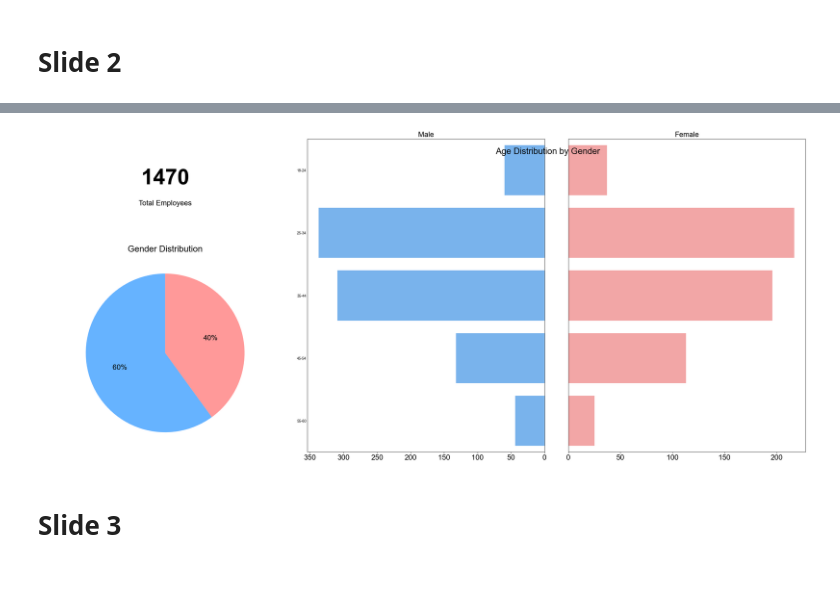
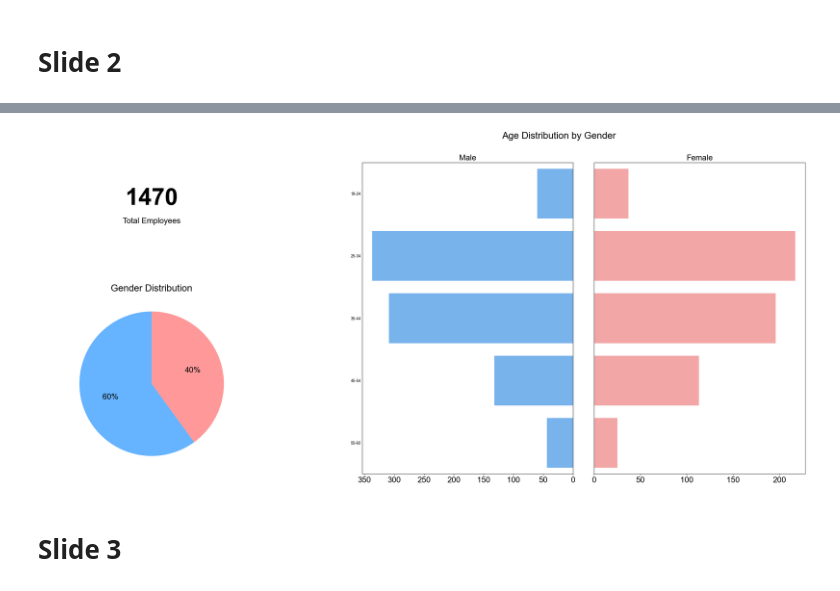
Before and after one commit to HiIamInfi/ibm-hr-data-challenge, a Jupyter notebook: src/visuals.ipynb, the cells around one changed output, grey strips where cells are left out. Cells and saved outputs as stored; diff of their text form; code cells hidden in the pictures.

Commit message:
removed matplotlib version for slide 1, adjusted new version

```diff
--- a/src/visuals.ipynb
+++ b/src/visuals.ipynb
@@ -142,36 +77,36 @@ ax_female = fig.add_subplot(pyramid_gs[0, 1])
 # Prepare data for the pyramid
 bins = [18, 25, 35, 45, 55, 61]
 labels = ['18-24', '25-34', '35-44', '45-54', '55-60']
 ibm_df['AgeGroup'] = pd.cut(ibm_df['Age'], bins=bins, labels=labels, right=False)
 male_counts = ibm_df[ibm_df['Gender'] == 'Male']['AgeGroup'].value_counts().sort_index()
 female_counts = ibm_df[ibm_df['Gender'] == 'Female']['AgeGroup'].value_counts().sort_index()
 
 # Plot Male data using seaborn
 sns.barplot(y=male_counts.index, x=-male_counts.values, color=COLOR_MALE, ax=ax_male, orient='h')
 ax_male.set_title('Male', fontsize=DESCRIPTION_FONTSIZE)
 ax_male.set_xlabel('')
 ax_male.set_ylabel('')
 ax_male.tick_params(axis='y', length=0) # Hide y-axis ticks
 ax_male.tick_params(axis='x', labelsize=DESCRIPTION_FONTSIZE)
 # Format x-axis to be positive
 ax_male.xaxis.set_major_formatter(plt.FuncFormatter(lambda x, _: f'{abs(int(x))}'))
 
 # Plot Female data using seaborn
 sns.barplot(y=female_counts.index, x=female_counts.values, color=COLOR_FEMALE, ax=ax_female, orient='h')
 ax_female.set_title('Female', fontsize=DESCRIPTION_FONTSIZE)
 ax_female.set_xlabel('')
 ax_female.set_ylabel('')
 ax_female.set_yticks([]) # Hide y-axis labels
 ax_female.tick_params(axis='x', labelsize=DESCRIPTION_FONTSIZE)
 
 # Set shared title for the pyramid
-fig.text(0.66, 0.92, 'Age Distribution by Gender', ha='center', va='center', fontsize=DESCRIPTION_FONTSIZE+4)
+fig.text(0.66, 0.95, 'Age Distribution by Gender', ha='center', va='center', fontsize=DESCRIPTION_FONTSIZE+4)
 
 # Final Adjustments
-plt.tight_layout(pad=2.0)
+plt.subplots_adjust(left=0.05, right=0.95, top=0.88, bottom=0.05, wspace=0.3, hspace=0.3)
 plt.savefig('reports/slide2_composite_slide.png', dpi=RESOLUTION)
 # %% [output]
-[figure, old version]
+[figure, new version]
 # %% [markdown]
 # Slide 3
 # %%
```
Also changed, not shown: parts of 1 cell of this notebook, 3 other files.
